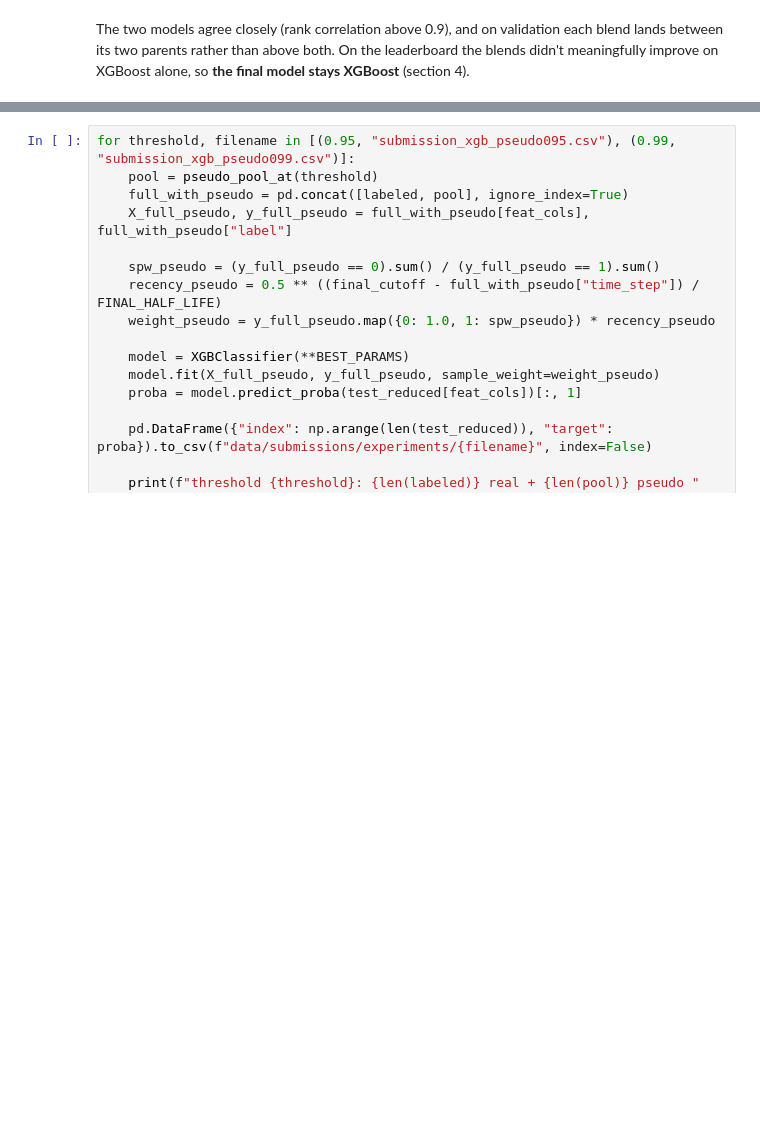
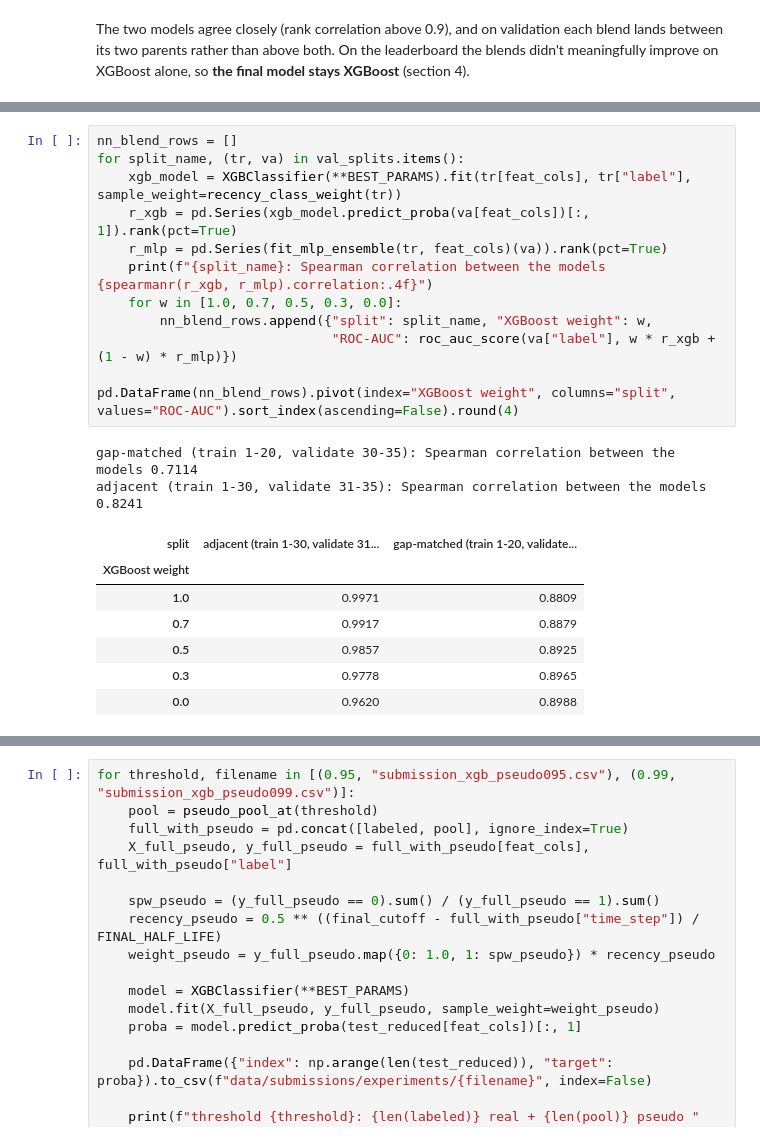
Before and after one commit to timc5nn/BT4012, a Jupyter notebook: 03_supervised_learning.ipynb, the cells around one changed output, grey strips where cells are left out. Saved outputs shown, nothing was run; the diff lists cells and outputs as text; blank space fills up the shorter version.

```diff
--- a/03_supervised_learning.ipynb
+++ b/03_supervised_learning.ipynb
@@ -747,0 +806,22 @@ The two models agree closely (rank correlation above 0.9), and on validation eac
+# %%
+nn_blend_rows = []
+for split_name, (tr, va) in val_splits.items():
+    xgb_model = XGBClassifier(**BEST_PARAMS).fit(tr[feat_cols], tr["label"], sample_weight=recency_class_weight(tr))
+    r_xgb = pd.Series(xgb_model.predict_proba(va[feat_cols])[:, 1]).rank(pct=True)
+    r_mlp = pd.Series(fit_mlp_ensemble(tr, feat_cols)(va)).rank(pct=True)
+    print(f"{split_name}: Spearman correlation between the models {spearmanr(r_xgb, r_mlp).correlation:.4f}")
+    for w in [1.0, 0.7, 0.5, 0.3, 0.0]:
+        nn_blend_rows.append({"split": split_name, "XGBoost weight": w,
+                              "ROC-AUC": roc_auc_score(va["label"], w * r_xgb + (1 - w) * r_mlp)})
+
+pd.DataFrame(nn_blend_rows).pivot(index="XGBoost weight", columns="split", values="ROC-AUC").sort_index(ascending=False).round(4)
+# %% [output]
+gap-matched (train 1-20, validate 30-35): Spearman correlation between the models 0.7114
+adjacent (train 1-30, validate 31-35): Spearman correlation between the models 0.8241
+| split | adjacent (train 1-30, validate 31... | gap-matched (train 1-20, validate... |
+| XGBoost weight |  |  |
+| 1.0 | 0.9971 | 0.8809 |
+| 0.7 | 0.9917 | 0.8879 |
+| 0.5 | 0.9857 | 0.8925 |
+| 0.3 | 0.9778 | 0.8965 |
+| 0.0 | 0.9620 | 0.8988 |
```
Also changed, not shown: parts of 18 cells of this notebook, 5 other files.
